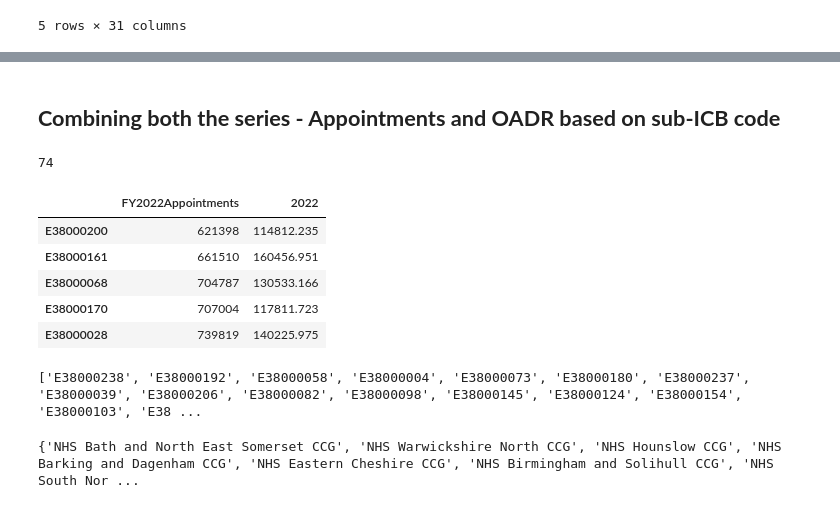
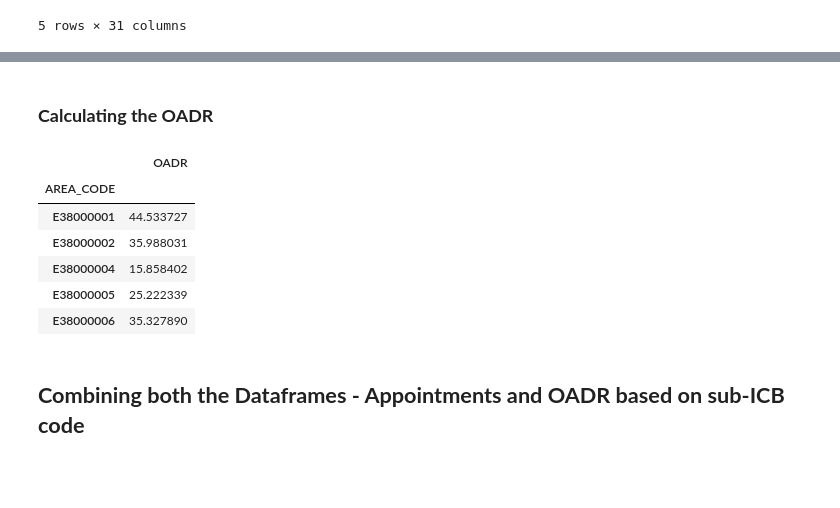
Before and after one commit to SNEE-ICS/PrimaryCareDemandAndCapacity, a Jupyter notebook: AppointmentsVsOADR.ipynb, the cells around one changed output, grey strips where cells are left out. Saved outputs shown, nothing was run; the diff lists cells and outputs as text; code cells hidden in the pictures; blank space fills up the shorter version.

```diff
--- a/AppointmentsVsOADR.ipynb
+++ b/AppointmentsVsOADR.ipynb
@@ -169,18 +164,35 @@ appointments_sub_icb.head()
+# %% [markdown]
+### **Calculating the OADR**
+# %%
+#Converting values in AGE_GROUP column as int
+pop_2022_all_ages['AGE_GROUP'] = pop_2022_all_ages['AGE_GROUP'].astype(int)
+
+#Calculating the retired population and working population from population projections
+retired_pop = pop_2022_all_ages[pop_2022_all_ages['AGE_GROUP'] >= 65]
+working_pop = pop_2022_all_ages[(pop_2022_all_ages['AGE_GROUP'] >= 20) & (pop_2022_all_ages['AGE_GROUP'] < 65)]
+
+#Grouping the data in a series by ICB Code and count
+retired_count = retired_pop.groupby('AREA_CODE')['2022'].sum()
+working_count = working_pop.groupby('AREA_CODE')['2022'].sum()
+
+#Calculting the dependency ratio
+dependency_ratio = (retired_count/working_count) * 100
+
+#Creating a Dataframe for OA Dependency Ratio
+OADR_df = pd.DataFrame(dependency_ratio)
+
+#Renaming the column to OADR
+OADR_df.rename(columns={'2022':'OADR'}, inplace = True)
+
+#We will be using this dataframe for finding correlation with appointments dataframe and running a linear model
+OADR_df.head()
+# %% [output]
+|  | OADR |
+| AREA_CODE |  |
+| E38000001 | 44.533727 |
+| E38000002 | 35.988031 |
+| E38000004 | 15.858402 |
+| E38000005 | 25.222339 |
+| E38000006 | 35.327890 |
 # %% [markdown]
-## **Combining both the series - Appointments and OADR based on sub-ICB code**
+## **Combining both the Dataframes - Appointments and OADR based on sub-ICB code**
-# %%
-sub_icb_pop_appointments = appointments_sub_icb.join(all_ages_pop, how='inner')
-print(sub_icb_pop_appointments.index.nunique())
-sub_icb_pop_appointments.head()
-#sub_icb_pop_appointments.columns = ['appts','pop']
-#sub_icb_pop_appointments['appts_per_capita'] = sub_icb_pop_appointments['appts'] / sub_icb_pop_appointments['pop']
-
-#sub_icb_pop_appointments.sort_values('appts_per_capita')
-# %% [output]
-74
-|  | FY2022Appointments | 2022 |
-| E38000200 | 621398 | 114812.235 |
-| E38000161 | 661510 | 160456.951 |
-| E38000068 | 704787 | 130533.166 |
-| E38000170 | 707004 | 117811.723 |
-| E38000028 | 739819 | 140225.975 |
@@ -202,21 +198,0 @@ print(oadr_df)
-# %%
-unique_area_code_appt = combined_df['SUB_ICB_LOCATION_ONS_CODE'].unique()
-unique_area_code_projctn = ons_projection_df['AREA_CODE'].unique()
-
-differences = set(unique_area_code_appt)^set(unique_area_code_projctn)
-
-differences_list = list(differences)
-
-print(len(differences_list))
-# %% [output]
-['E38000238', 'E38000192', 'E38000058', 'E38000004', 'E38000073', 'E38000180', 'E38000237', 'E38000039', 'E38000206', 'E38000082', 'E38000098', 'E38000145', 'E38000124', 'E38000154', 'E38000103', 'E38 ...
-# %%
-xys = ons_projection_df[ons_projection_df['AREA_CODE'].isin(differences_list)]
-
-corresponding_values = xys['AREA_NAME'].tolist()
-
-listd = set(corresponding_values)
-
-print(listd)
-# %% [output]
-{'NHS Bath and North East Somerset CCG', 'NHS Warwickshire North CCG', 'NHS Hounslow CCG', 'NHS Barking and Dagenham CCG', 'NHS Eastern Cheshire CCG', 'NHS Birmingham and Solihull CCG', 'NHS South Nor ...
```
Also changed, not shown: parts of 24 cells of this notebook.
